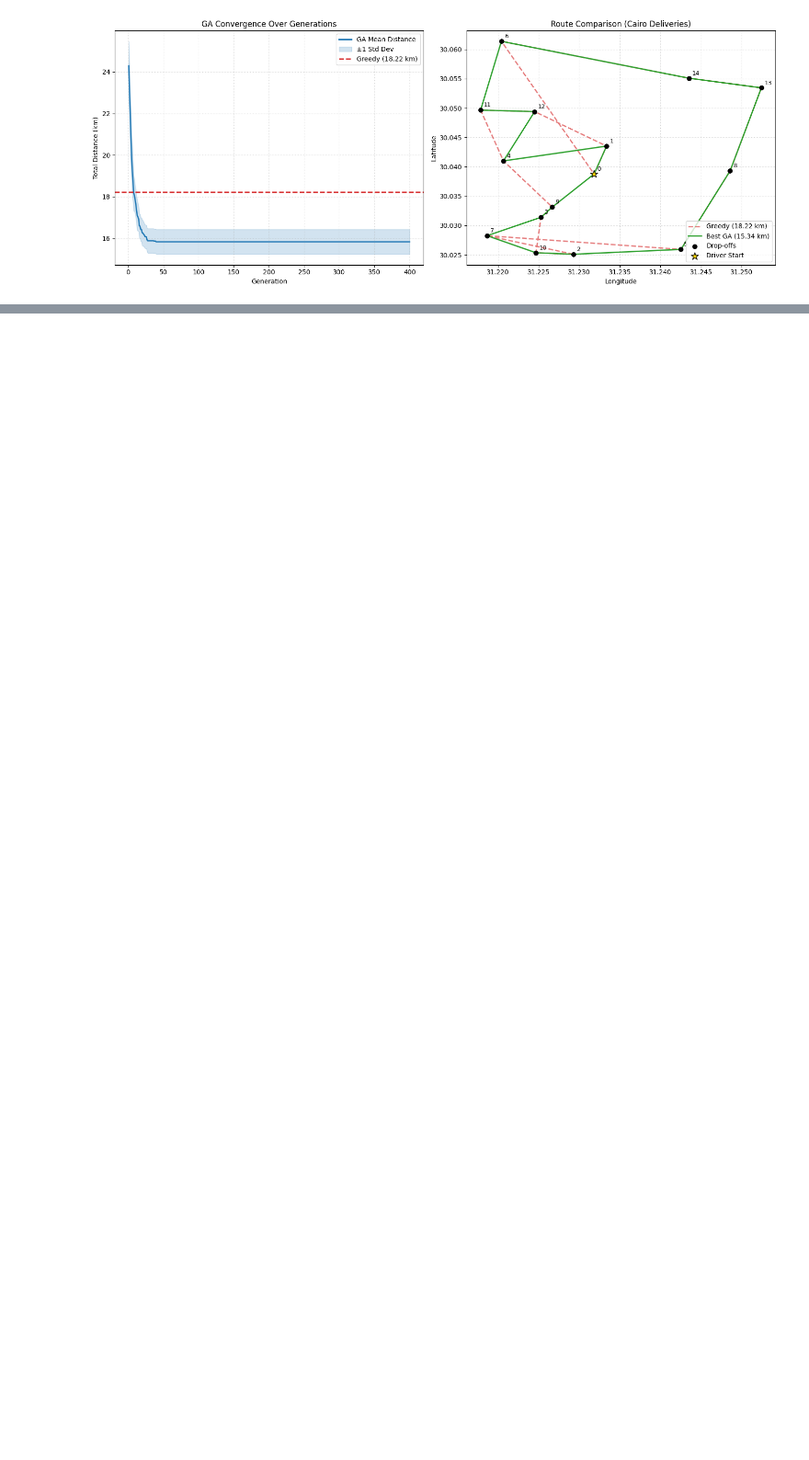
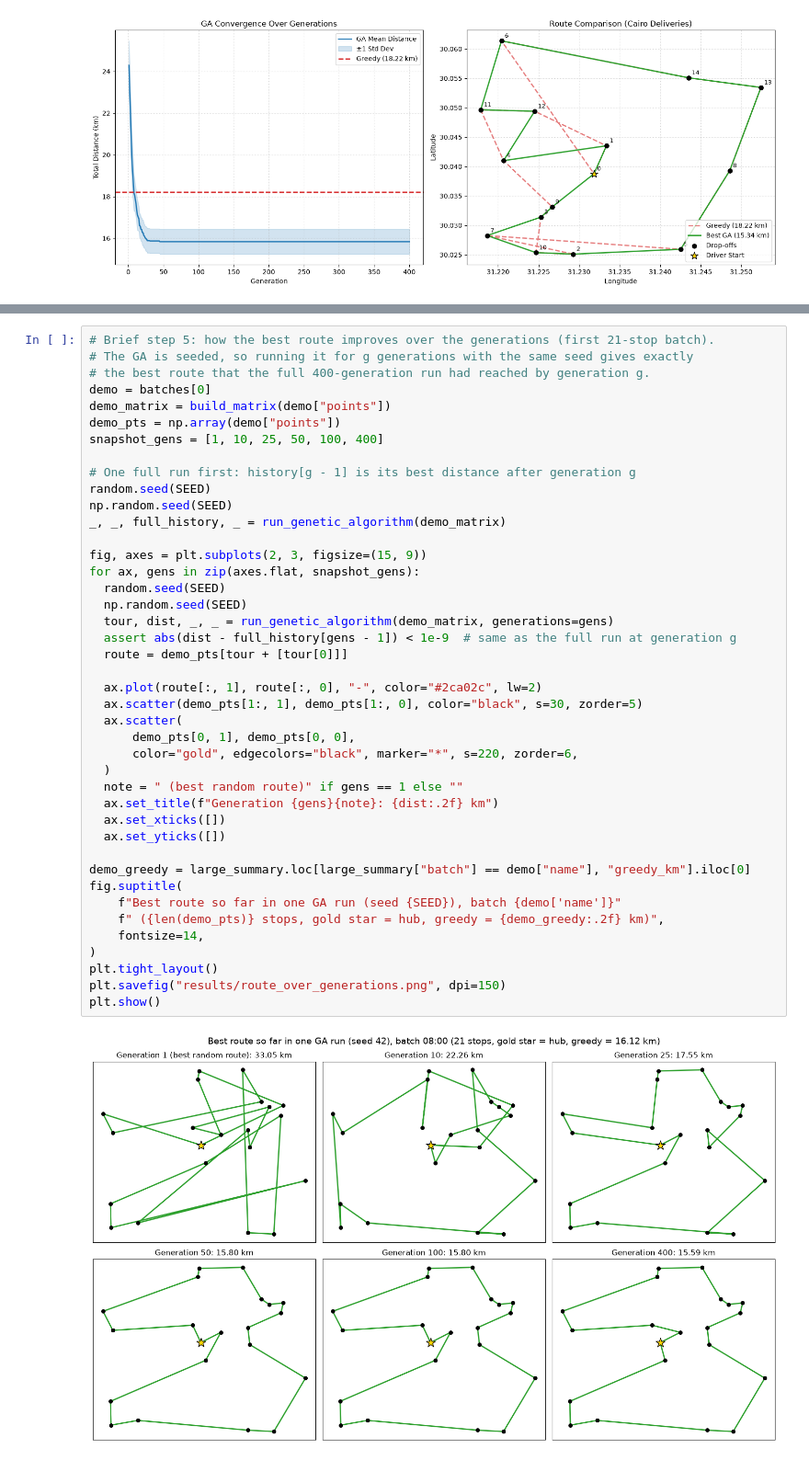
Before and after one commit to RamiKH1/218_Group4_TSP_Genetic_Algorithm, a Jupyter notebook: 218_Project.ipynb, the cells around one changed output, grey strips where cells are left out. Shown at 92% size. Saved outputs shown, nothing was run; the diff lists cells and outputs as text; blank space fills up the shorter version.

Commit message:
add step 6: experiments on 10 delivery batches and route over generations plot

```diff
--- a/218_Project.ipynb
+++ b/218_Project.ipynb
@@ -378,0 +659,44 @@ plt.show()
+# %%
+# Brief step 5: how the best route improves over the generations (first 21-stop batch).
+# The GA is seeded, so running it for g generations with the same seed gives exactly
+# the best route that the full 400-generation run had reached by generation g.
+demo = batches[0]
+demo_matrix = build_matrix(demo["points"])
+demo_pts = np.array(demo["points"])
+snapshot_gens = [1, 10, 25, 50, 100, 400]
+
+# One full run first: history[g - 1] is its best distance after generation g
+random.seed(SEED)
+np.random.seed(SEED)
+_, _, full_history, _ = run_genetic_algorithm(demo_matrix)
+
+fig, axes = plt.subplots(2, 3, figsize=(15, 9))
+for ax, gens in zip(axes.flat, snapshot_gens):
+  random.seed(SEED)
+  np.random.seed(SEED)
+  tour, dist, _, _ = run_genetic_algorithm(demo_matrix, generations=gens)
+  assert abs(dist - full_history[gens - 1]) < 1e-9  # same as the full run at generation g
+  route = demo_pts[tour + [tour[0]]]
+
+  ax.plot(route[:, 1], route[:, 0], "-", color="#2ca02c", lw=2)
+  ax.scatter(demo_pts[1:, 1], demo_pts[1:, 0], color="black", s=30, zorder=5)
+  ax.scatter(
+      demo_pts[0, 1], demo_pts[0, 0],
+      color="gold", edgecolors="black", marker="*", s=220, zorder=6,
+  )
+  note = " (best random route)" if gens == 1 else ""
+  ax.set_title(f"Generation {gens}{note}: {dist:.2f} km")
+  ax.set_xticks([])
+  ax.set_yticks([])
+
+demo_greedy = large_summary.loc[large_summary["batch"] == demo["name"], "greedy_km"].iloc[0]
+fig.suptitle(
+    f"Best route so far in one GA run (seed {SEED}), batch {demo['name']}"
+    f" ({len(demo_pts)} stops, gold star = hub, greedy = {demo_greedy:.2f} km)",
+    fontsize=14,
+)
+plt.tight_layout()
+plt.savefig("results/route_over_generations.png", dpi=150)
+plt.show()
+# %% [output]
+[figure, added]
```
Also changed, not shown: parts of 7 cells of this notebook, 8 other files.
